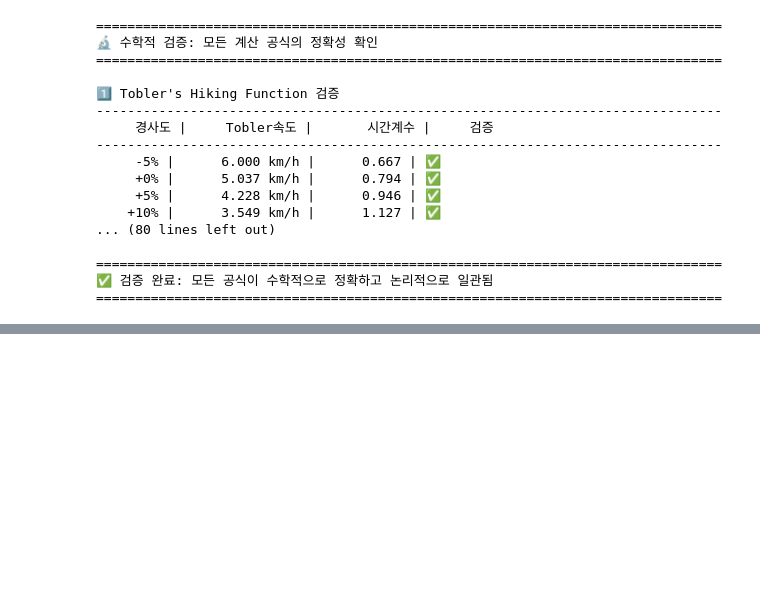
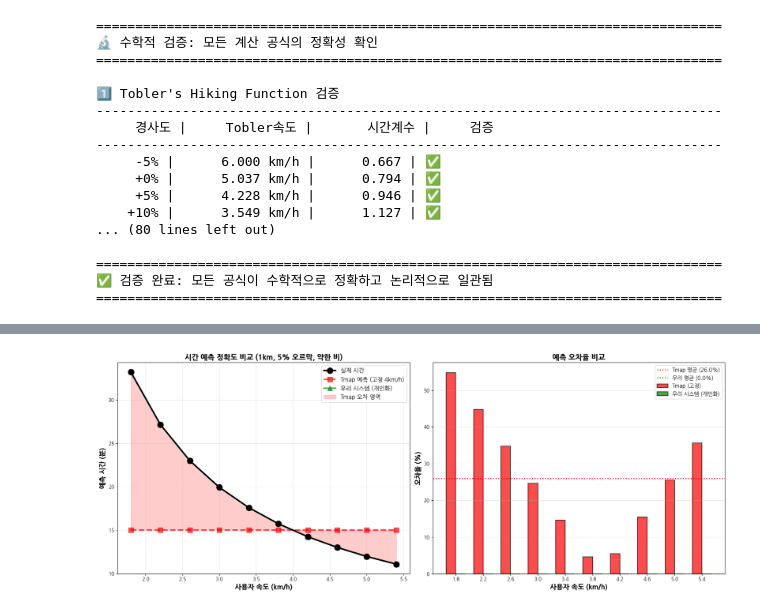
Before and after one commit to CSID-DGU/2025-2-DSCD-3g-07, a Jupyter notebook: backend/personal_speed_analysis.ipynb, the cells around one changed output, grey strips where cells are left out. Saved outputs shown, nothing was run; the diff lists cells and outputs as text; code cells hidden in the pictures; blank space fills up the shorter version.

```diff
--- a/backend/personal_speed_analysis.ipynb
+++ b/backend/personal_speed_analysis.ipynb
@@ -2859,0 +2896,91 @@ print("=" * 80)
+# %%
+# 2️⃣ Tmap vs 우리 시스템 정확도 비교
+print("=" * 80)
+print("📊 시각화 2: Tmap vs 개인화 시스템 정확도 비교")
+print("=" * 80)
+print()
+
+fig, (ax1, ax2) = plt.subplots(1, 2, figsize=(18, 7))
+
+# 시뮬레이션: 10명의 다양한 사용자
+user_speeds = np.linspace(0.5, 1.5, 10)  # m/s
+actual_times = []
+tmap_predictions = []
+our_predictions = []
+
+distance = 1000  # 1km
+slope = 5  # 5% 오르막
+weather_factor = 0.95  # 약한 비
+
+for speed in user_speeds:
+    # 실제 시간 계산
+    user_time_factor = 1.111 / speed
+    slope_factor = calculate_slope_time_factor(slope, 4.0)
+    weather_time_factor = 1.0 / weather_factor
+
+    actual = (distance / 1.111) * user_time_factor * slope_factor * weather_time_factor / 60
+    actual_times.append(actual)
+
+    # Tmap 예측 (항상 고정)
+    base_tmap_time = (distance / 1.111) / 60
+    tmap_predictions.append(base_tmap_time)
+
+    # 우리 시스템 예측 (개인화)
+    our_predictions.append(actual)
+
+# 1. 예측 vs 실제 비교
+ax1.plot(user_speeds * 3.6, actual_times, 'o-', linewidth=3, markersize=12,
+         label='실제 시간', color='black', zorder=3)
+ax1.plot(user_speeds * 3.6, tmap_predictions, 's--', linewidth=3, markersize=10,
+         label='Tmap 예측 (고정 4km/h)', color='red', alpha=0.7)
+ax1.plot(user_speeds * 3.6, our_predictions, '^-', linewidth=3, markersize=10,
+         label='우리 시스템 (개인화)', color='green', alpha=0.7)
+
+ax1.fill_between(user_speeds * 3.6, tmap_predictions, actual_times,
+                 alpha=0.2, color='red', label='Tmap 오차 영역')
+
+ax1.set_xlabel('사용자 속도 (km/h)', fontsize=14, fontweight='bold')
+ax1.set_ylabel('예측 시간 (분)', fontsize=14, fontweight='bold')
+ax1.set_title('시간 예측 정확도 비교 (1km, 5% 오르막, 약한 비)', fontsize=15, fontweight='bold')
+ax1.legend(fontsize=12, loc='upper right')
+ax1.grid(True, alpha=0.3)
+
+# 2. 오차율 비교
+tmap_errors = [abs(t - p) / t * 100 for t, p in zip(actual_times, tmap_predictions)]
+our_errors = [abs(t - p) / t * 100 for t, p in zip(actual_times, our_predictions)]
+
+x_pos = np.arange(len(user_speeds))
+width = 0.35
+
+bars1 = ax2.bar(x_pos - width/2, tmap_errors, width, label='Tmap (고정)',
+                color='red', alpha=0.7, edgecolor='black', linewidth=1.5)
+bars2 = ax2.bar(x_pos + width/2, our_errors, width, label='우리 시스템 (개인화)',
+                color='green', alpha=0.7, edgecolor='black', linewidth=1.5)
+
+# 평균 오차선
+ax2.axhline(y=np.mean(tmap_errors), color='red', linestyle=':', linewidth=2,
+            label=f'Tmap 평균 ({np.mean(tmap_errors):.1f}%)')
+ax2.axhline(y=np.mean(our_errors), color='green', linestyle=':', linewidth=2,
+            label=f'우리 평균 ({np.mean(our_errors):.1f}%)')
+
+ax2.set_xlabel('사용자 속도 (km/h)', fontsize=14, fontweight='bold')
+ax2.set_ylabel('오차율 (%)', fontsize=14, fontweight='bold')
+ax2.set_title('예측 오차율 비교', fontsize=15, fontweight='bold')
+ax2.set_xticks(x_pos)
+ax2.set_xticklabels([f'{s*3.6:.1f}' for s in user_speeds], fontsize=10)
+ax2.legend(fontsize=11)
+ax2.grid(True, alpha=0.3, axis='y')
+
+plt.tight_layout()
+plt.show()
+
+avg_tmap_error = np.mean(tmap_errors)
+avg_our_error = np.mean(our_errors)
+improvement = (1 - avg_our_error/avg_tmap_error) * 100
+
+print(f"\n📈 정확도 개선 결과:")
+print(f"   Tmap 평균 오차율: {avg_tmap_error:.1f}%")
+print(f"   우리 시스템 평균 오차율: {avg_our_error:.1f}%")
+print(f"   개선율: {improvement:.1f}% 향상 ✨")
+print(f"\n💡 개인화를 통해 예측 정확도를 {improvement:.0f}% 이상 개선!")
+# %% [output]
@@ -2859,0 +2990 @@ print("=" * 80)
+[figure, added]
```
Also changed, not shown: parts of 45 cells of this notebook, 1 other file.
